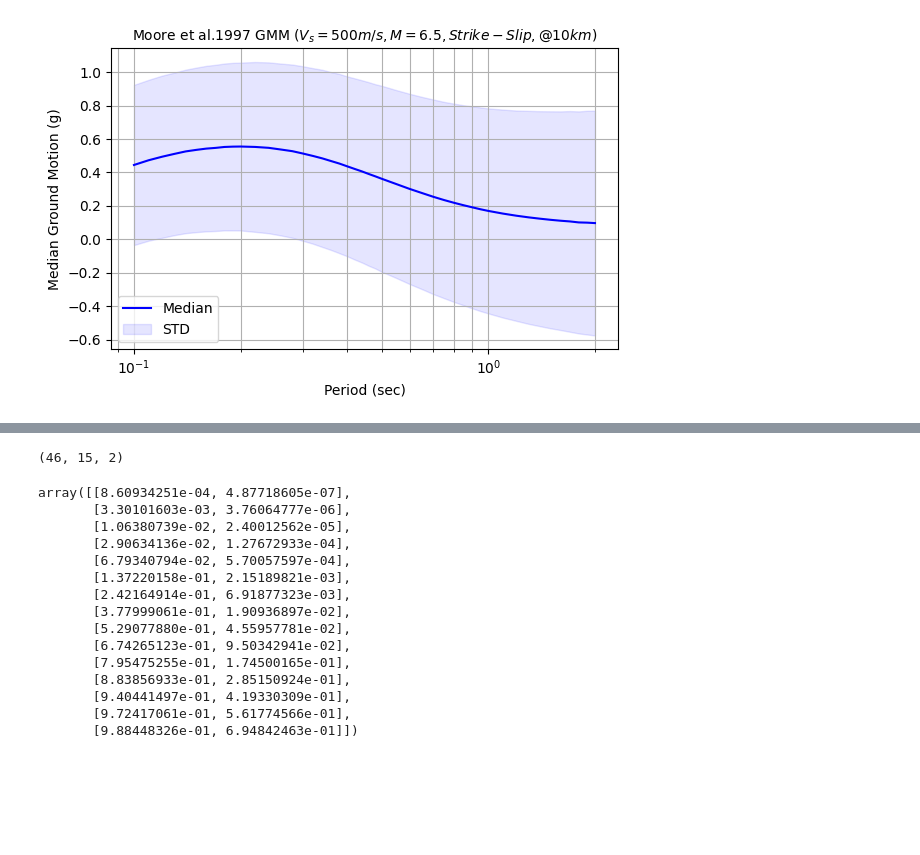
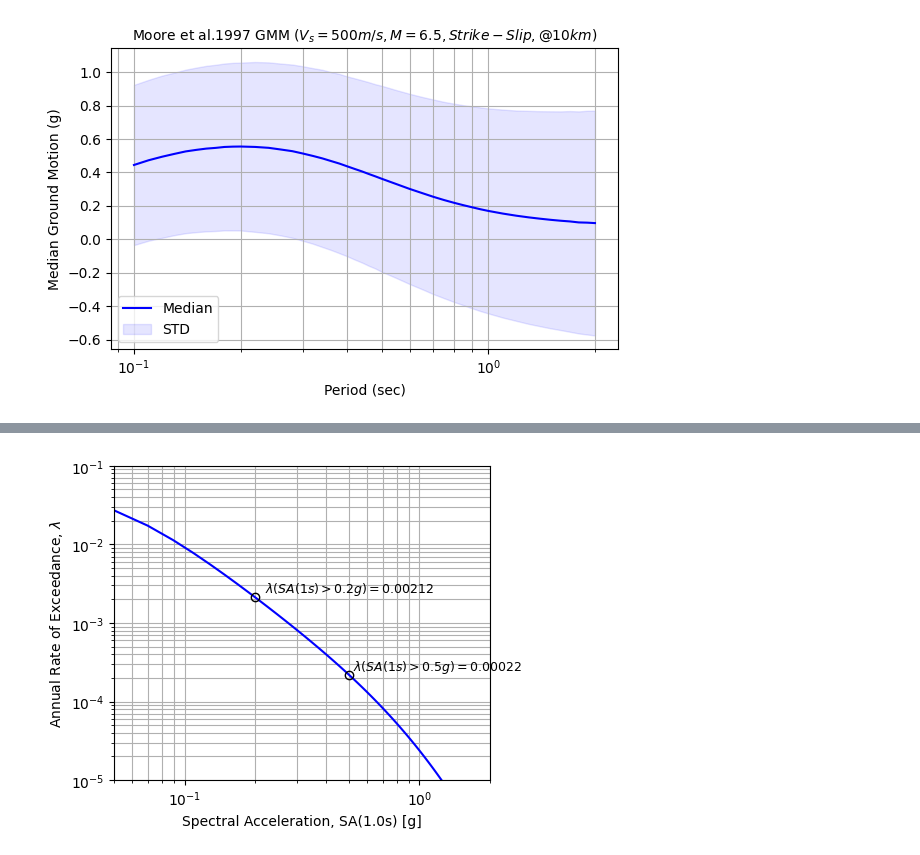
Before and after one commit to hkaragah/risk_reliability, a Jupyter notebook: PSHA_GR_Rupture_Boore1997GMM.ipynb, the cells around one changed output, grey strips where cells are left out. Saved outputs shown, nothing was run; the diff lists cells and outputs as text; code cells hidden in the pictures; blank space fills up the shorter version.

```diff
--- a/PSHA_GR_Rupture_Boore1997GMM.ipynb
+++ b/PSHA_GR_Rupture_Boore1997GMM.ipynb
@@ -367,5 +470,8 @@ array([5.1, 5.3, 5.5, 5.7, 5.9, 6.1, 6.3, 6.5, 6.7, 6.9, 7.1, 7.3, 7.5,
 # %%
-# spectral_acceleration = np.linspace(5e-2, 2, 100)
-a = probability_of_exceedance(site1, np.array([0.2, 0.5]), gmm)
-print(a.shape)
+spect_acc = np.linspace(5e-2, 2, 100) # SA
+
+proba = probability_of_exceedance(site1, spect_acc, mags1, gmm)
+rates = annual_rate_of_exceedance(site1, proba, mags1, sum_magnitudes=True, sum_ruptures=True)
+
+print(rates.shape)
 # %% [output]
@@ -400,22 +479,36 @@ array([[3.91982637e-03, 1.63597211e-05],
-# %%
-(1 - norm.cdf(np.log(np.array([0.2, 0.5])), loc=np.log(medians), scale=stds)).shape
-# %% [output]
-(46, 15, 2)
-# %%
-(1 - norm.cdf(np.log(np.array([0.2, 0.5])), loc=np.log(medians), scale=0.520))[35,:,:]
-# %% [output]
-array([[8.60934251e-04, 4.87718605e-07],
-       [3.30101603e-03, 3.76064777e-06],
-       [1.06380739e-02, 2.40012562e-05],
-       [2.90634136e-02, 1.27672933e-04],
-       [6.79340794e-02, 5.70057597e-04],
-       [1.37220158e-01, 2.15189821e-03],
-       [2.42164914e-01, 6.91877323e-03],
-       [3.77999061e-01, 1.90936897e-02],
-       [5.29077880e-01, 4.55957781e-02],
-       [6.74265123e-01, 9.50342941e-02],
-       [7.95475255e-01, 1.74500165e-01],
-       [8.83856933e-01, 2.85150924e-01],
-       [9.40441497e-01, 4.19330309e-01],
-       [9.72417061e-01, 5.61774566e-01],
-       [9.88448326e-01, 6.94842463e-01]])
+# %%
+def compute_rate_at(target_sa:np.ndarray, period_index:int):
+    proba = probability_of_exceedance(site1, target_sa, mags1, gmm)
+    rate = annual_rate_of_exceedance(site1, proba, mags1, sum_magnitudes=True, sum_ruptures=True)
+    return rate[period_index]
+
+
+def add_annotation_at(target_sa:float, period_index:int, show_rate:bool=False):
+    rate = compute_rate_at(np.array([target_sa]), period_index)[0]
+    plt.plot(target_sa, rate, marker='o',markerfacecolor='none', markeredgecolor='black')
+    if show_rate:
+        plt.annotate(fr"$\lambda (SA(1s)>{target_sa}g) = {rate:.5f}$",
+                     xy=(target_sa+2e-2, rate), xycoords='data', va='bottom', ha='left', fontsize=9)
+# %%
+period = 1.0 # sec
+period_index = np.argmin(np.abs(gmm.periods-period))
+rates_to_plot = rates[period_index,:]
+
+plt.figure(figsize=(5,4))
+sns.lineplot(x=spect_acc, y=rates_to_plot, color='b')
+plt.xscale('log')
+plt.yscale('log')
+plt.xlim(min(spect_acc), max(spect_acc))
+plt.ylim(1e-5, 0.1)
+plt.xlabel(f'Spectral Acceleration, SA({period}s) [g]')
+plt.ylabel(r'Annual Rate of Exceedance, $\lambda$')
+
+for sa in [0.2, 0.5]:
+    add_annotation_at(sa, period_index, show_rate=True)
+
+
+plt.grid(which='both')
+plt.tight_layout()
+plt.show()
+# %% [output]
+[figure, added]
```
Also changed, not shown: parts of 17 cells of this notebook.
